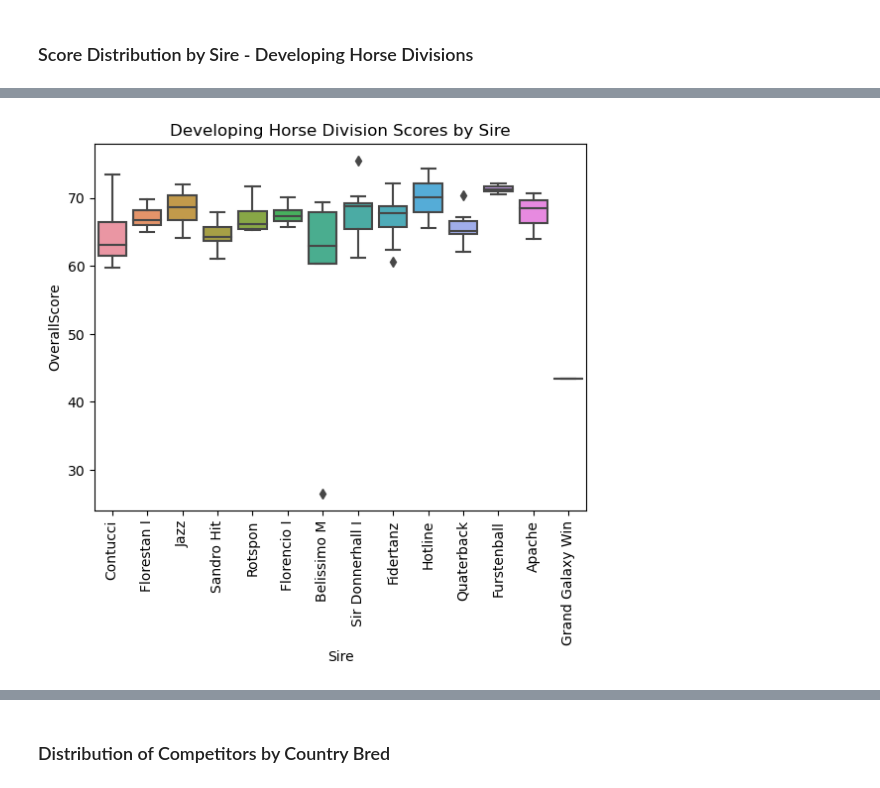
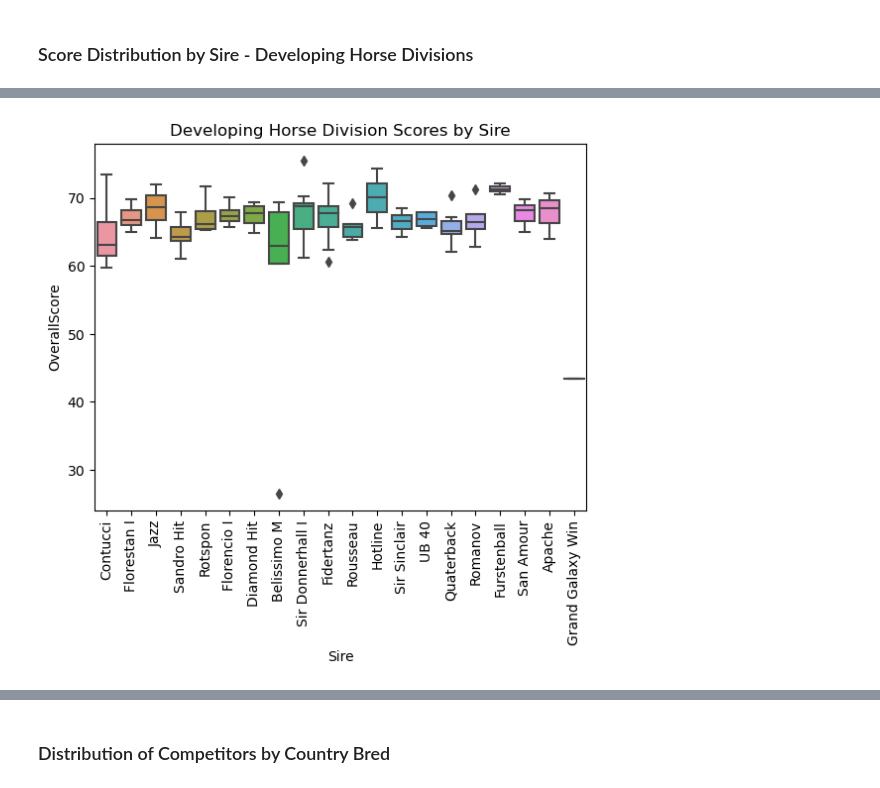
Before and after one commit to siobyrne/young-dressage-horse-program-analysis, a Jupyter notebook: younghorse.ipynb, the cells around one changed output, grey strips where cells are left out. Drawn from its saved outputs; the diff is of its cells as text; code cells hidden in the pictures.

```diff
--- a/younghorse.ipynb
+++ b/younghorse.ipynb
@@ -807,9 +878,9 @@ plt.show()
 # %% [markdown]
 ### Score Distribution by Sire - Developing Horse Divisions
 # %%
-#sire_count = merged_df["Sire"].value_counts()
-dh_sire_scores = merged_df.loc[(merged_df["Division"].str.contains("DHPSG|DHGP")) & (merged_df.groupby("Sire")["Sire"].transform("size") > 12)]
-print(dh_sire_scores.to_markdown())
+# select the scores for the DH divisions where there are 10 or more scores per sire
+dh_sire_scores = merged_df.loc[(merged_df["Division"].str.contains("DHPSG|DHGP")) & (merged_df.groupby("Sire")["Sire"].transform("size") >= 10)]
+#print(dh_sire_scores.to_markdown())
 
 # calculate IQR for column OverallScore
 Q1 = dh_sire_scores['OverallScore'].quantile(0.25)
@@ -849,4 +920,4 @@ dh_sire_scores = dh_sire_scores.drop(dh_sire_scores[dh_sire_scores['OverallScore
-[figure, old version]
+[figure, new version]
 # %%
 # create histogram of scores by sire for Developing Horse divisions
 
```
Also changed, not shown: parts of 12 cells of this notebook, 2 other files.
